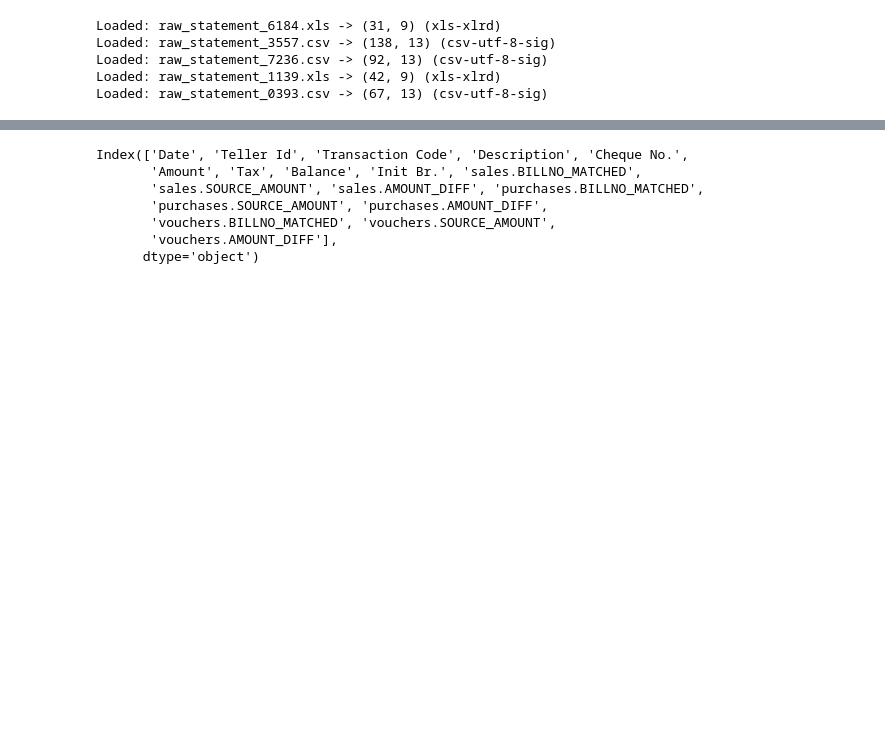
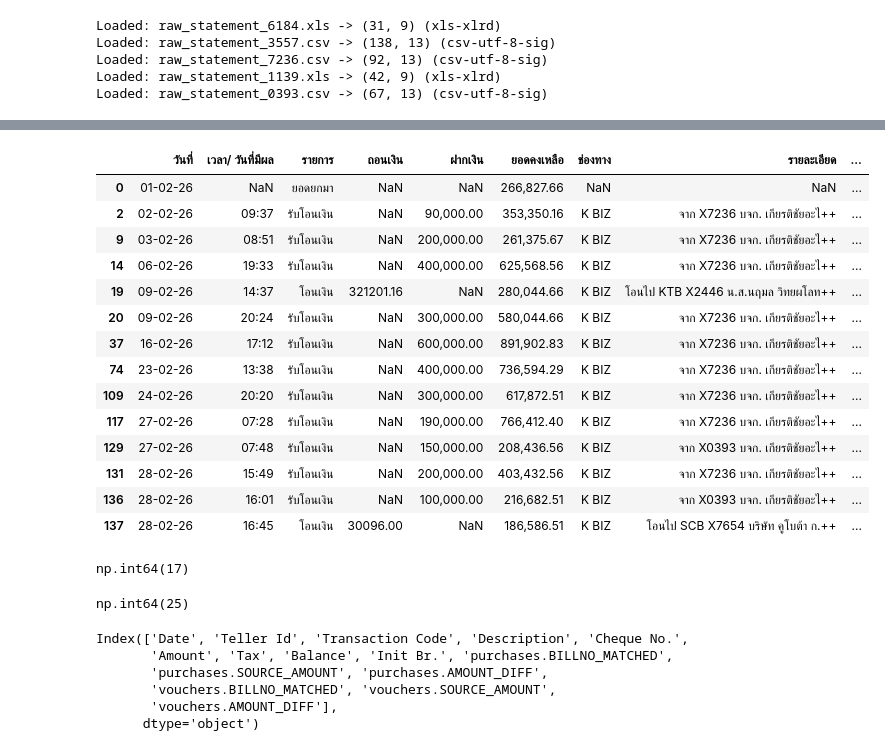
Before and after one commit to pthengtr/kcw-analytics, a Jupyter notebook: notebooks/34_statement_report.ipynb, the cells around one changed output, grey strips where cells are left out. Cells and saved outputs as stored; diff of their text form; code cells hidden in the pictures; blank space fills up the shorter version.

```diff
--- a/notebooks/34_statement_report.ipynb
+++ b/notebooks/34_statement_report.ipynb
@@ -284,3 +293,25 @@ def match_multiple_sources_by_amount(
         )
 
     return out
+# %%
+source_configs = [
+    {
+        "df_source": df_pimas,
+        "source_name": "purchases",
+        "source_amount_col": "AFTERTAX",
+        "statement_amount_col": "ถอนเงิน",
+    },
+    {
+        "df_source": df_pvmas,
+        "source_name": "vouchers",
+        "source_amount_col": "NETAMT",
+        "source_billno_col": "VOUCNO",
+        "statement_amount_col": "ถอนเงิน",
+    },
+]
+
+df_out_3557 = match_multiple_sources_by_amount(
+    df_statement=df_3557,
+    source_configs=source_configs,
+    tolerance=1.0,
+)
@@ -286,0 +328,2 @@ def match_multiple_sources_by_amount(
+# %%
+df_out_3557 = df_out_3557.dropna(subset=["ถอนเงิน"])
@@ -287,2 +348,34 @@ def match_multiple_sources_by_amount(
+# %%
+mask = (
+    df_out_3557["purchases.BILLNO_MATCHED"].isna() &
+    df_out_3557["vouchers.BILLNO_MATCHED"].isna()
+)
+
+df_out_3557_nan = df_out_3557.loc[mask]
+# %%
+df_out_3557_nan[['วันที่', 'เวลา/ วันที่มีผล', 'รายการ', 'ถอนเงิน',
+       'ฝากเงิน','ยอดคงเหลือ',
+       'ช่องทาง', 'รายละเอียด', 'purchases.BILLNO_MATCHED','vouchers.BILLNO_MATCHED']]
+# %% [output]
+|  | วันที่ | เวลา/ วันที่มีผล | รายการ | ถอนเงิน | ฝากเงิน | ยอดคงเหลือ | ช่องทาง | รายละเอียด | ... |
+| 0 | 01-02-26 | NaN | ยอดยกมา | NaN | NaN | 266,827.66 | NaN | NaN | ... |
+| 2 | 02-02-26 | 09:37 | รับโอนเงิน | NaN | 90,000.00 | 353,350.16 | K BIZ | จาก X7236 บจก. เกียรติชัยอะไ++ | ... |
+| 9 | 03-02-26 | 08:51 | รับโอนเงิน | NaN | 200,000.00 | 261,375.67 | K BIZ | จาก X7236 บจก. เกียรติชัยอะไ++ | ... |
+| 14 | 06-02-26 | 19:33 | รับโอนเงิน | NaN | 400,000.00 | 625,568.56 | K BIZ | จาก X7236 บจก. เกียรติชัยอะไ++ | ... |
+| 19 | 09-02-26 | 14:37 | โอนเงิน | 321201.16 | NaN | 280,044.66 | K BIZ | โอนไป KTB X2446 น.ส.นฤมล วิทยผโลท++ | ... |
+| 20 | 09-02-26 | 20:24 | รับโอนเงิน | NaN | 300,000.00 | 580,044.66 | K BIZ | จาก X7236 บจก. เกียรติชัยอะไ++ | ... |
+| 37 | 16-02-26 | 17:12 | รับโอนเงิน | NaN | 600,000.00 | 891,902.83 | K BIZ | จาก X7236 บจก. เกียรติชัยอะไ++ | ... |
+| 74 | 23-02-26 | 13:38 | รับโอนเงิน | NaN | 400,000.00 | 736,594.29 | K BIZ | จาก X7236 บจก. เกียรติชัยอะไ++ | ... |
+| 109 | 24-02-26 | 20:20 | รับโอนเงิน | NaN | 300,000.00 | 617,872.51 | K BIZ | จาก X7236 บจก. เกียรติชัยอะไ++ | ... |
+| 117 | 27-02-26 | 07:28 | รับโอนเงิน | NaN | 190,000.00 | 766,412.40 | K BIZ | จาก X7236 บจก. เกียรติชัยอะไ++ | ... |
+| 129 | 27-02-26 | 07:48 | รับโอนเงิน | NaN | 150,000.00 | 208,436.56 | K BIZ | จาก X0393 บจก. เกียรติชัยอะไ++ | ... |
+| 131 | 28-02-26 | 15:49 | รับโอนเงิน | NaN | 200,000.00 | 403,432.56 | K BIZ | จาก X7236 บจก. เกียรติชัยอะไ++ | ... |
+| 136 | 28-02-26 | 16:01 | รับโอนเงิน | NaN | 100,000.00 | 216,682.51 | K BIZ | จาก X0393 บจก. เกียรติชัยอะไ++ | ... |
+| 137 | 28-02-26 | 16:45 | โอนเงิน | 30096.00 | NaN | 186,586.51 | K BIZ | โอนไป SCB X7654 บริษัท คูโบต้า ก.++ | ... |
+# %%
+((df_out_3557["purchases.BILLNO_MATCHED"].isna()) &
+ (df_out_3557["vouchers.BILLNO_MATCHED"].isna())).sum()
+# %% [output]
+np.int64(17)
 # %%
 source_configs = [
@@ -318,9 +402,13 @@ df_out_1139 = match_multiple_sources_by_amount(
+# %%
+((df_out_6184["purchases.BILLNO_MATCHED"].isna()) &
+ (df_out_6184["vouchers.BILLNO_MATCHED"].isna())).sum()
+# %% [output]
+np.int64(25)
 # %%
-df_out_1139.columns
+df_out_6184.columns
 # %% [output]
 Index(['Date', 'Teller Id', 'Transaction Code', 'Description', 'Cheque No.',
-       'Amount', 'Tax', 'Balance', 'Init Br.', 'sales.BILLNO_MATCHED',
-       'sales.SOURCE_AMOUNT', 'sales.AMOUNT_DIFF', 'purchases.BILLNO_MATCHED',
+       'Amount', 'Tax', 'Balance', 'Init Br.', 'purchases.BILLNO_MATCHED',
        'purchases.SOURCE_AMOUNT', 'purchases.AMOUNT_DIFF',
        'vouchers.BILLNO_MATCHED', 'vouchers.SOURCE_AMOUNT',
        'vouchers.AMOUNT_DIFF'],
```
Also changed, not shown: parts of 9 cells of this notebook.
